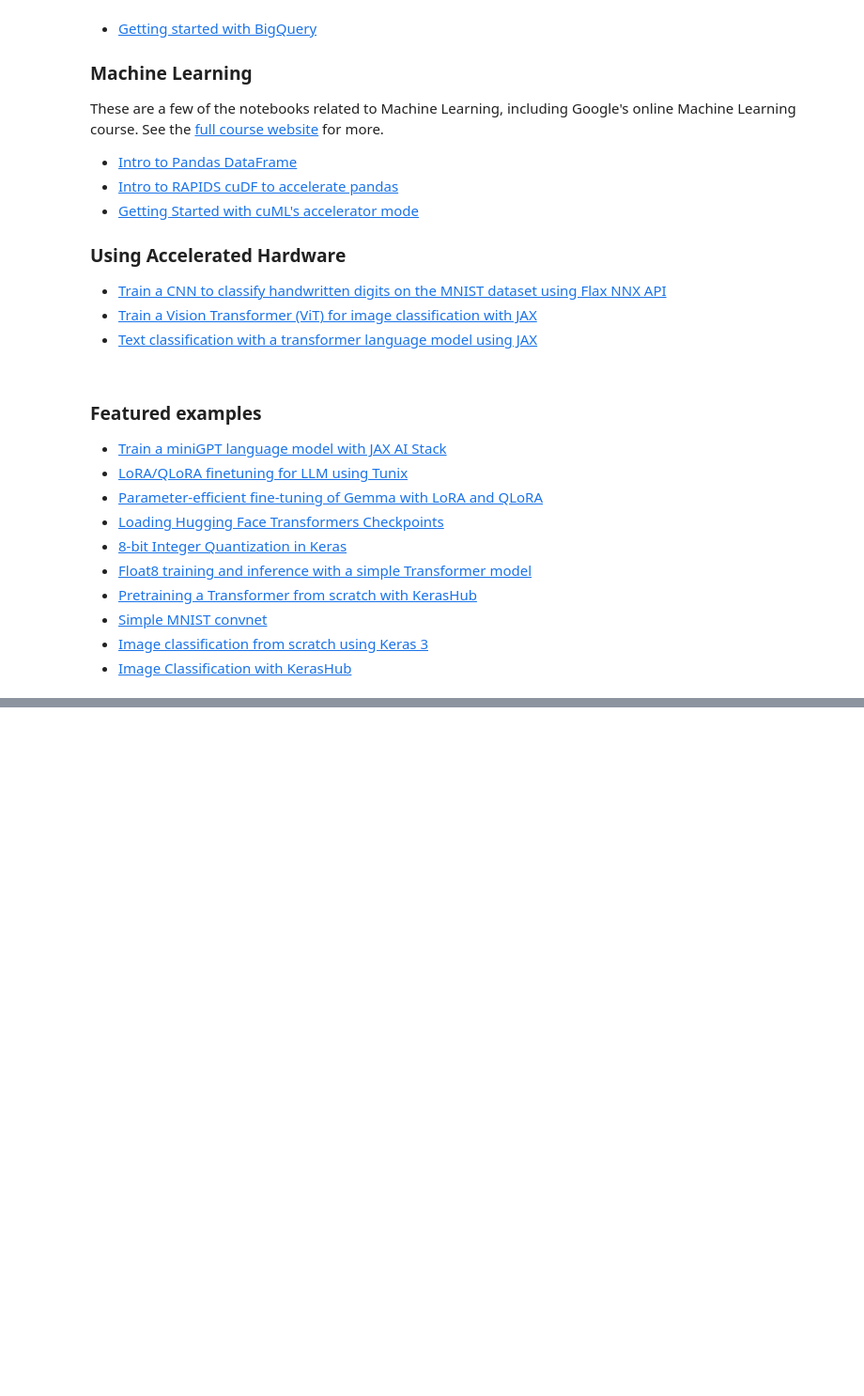
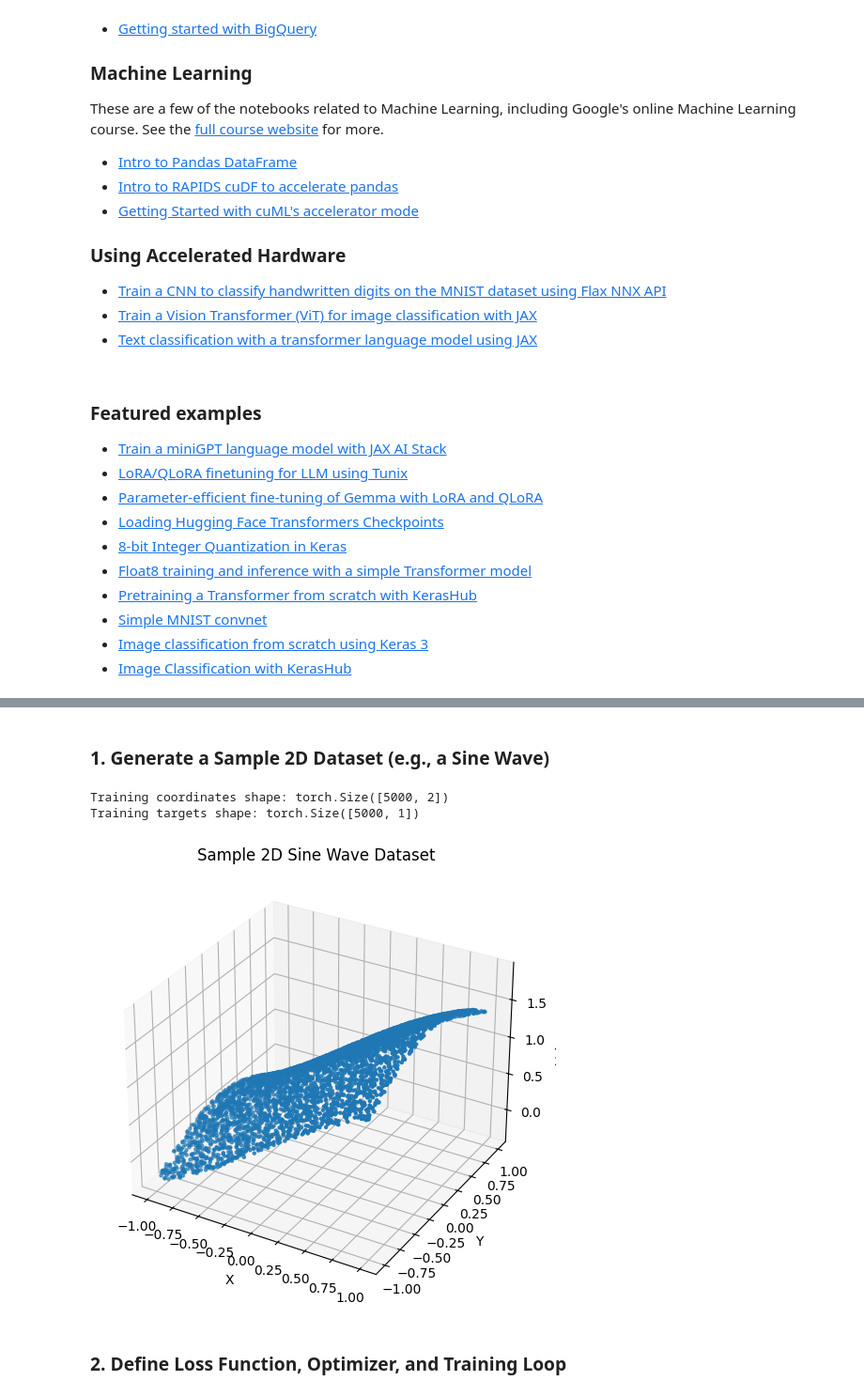
Before and after one commit to sungheetha-it/AppsAndTools, a Jupyter notebook: Welcome_To_Colab.ipynb, the cells around one changed output, grey strips where cells are left out. Shown at 94% size. Cells and saved outputs as stored; diff of their text form; code cells hidden in the pictures; blank space fills up the shorter version.

```diff
--- a/Welcome_To_Colab.ipynb
+++ b/Welcome_To_Colab.ipynb
@@ -47,16 +15,0 @@ We'll create a synthetic dataset with `num_features` biomaterial descriptors and
-# %%
-# Generate Synthetic Data
-np.random.seed(42)
-num_samples = 1000
-num_features = 50
-embedding_dim = 16 # Dimensionality of the learned embedding
-
-# Biomaterial features (e.g., molecular descriptors)
-X = np.random.rand(num_samples, num_features)
-
-# Target property (e.g., tensile strength, biocompatibility score)
-# Make the target dependent on a few features (first 5) and some noise
-y = 2 * X[:, 0] + 3 * X[:, 1] - 1.5 * X[:, 2] + 0.5 * X[:, 3] + np.random.randn(num_samples) * 0.5
-
-print(f"Generated X shape: {X.shape}")
-print(f"Generated y shape: {y.shape}")
@@ -439,0 +274,44 @@ These are a few of the notebooks related to Machine Learning, including Google's
+# %% [markdown]
+### 1. Generate a Sample 2D Dataset (e.g., a Sine Wave)
+# %%
+import numpy as np
+import matplotlib.pyplot as plt
+
+# Function to generate a 2D sine wave dataset
+def generate_2d_sine_wave(num_samples=1000):
+    # Generate random x, y coordinates between -1 and 1
+    x = torch.rand(num_samples, 1) * 2 - 1
+    y = torch.rand(num_samples, 1) * 2 - 1
+
+    # Combine into a single coordinate tensor
+    coords = torch.cat([x, y], dim=1)
+
+    # Calculate the target value using a 2D sine wave function
+    target = torch.sin(coords[:, 0]) + torch.cos(coords[:, 1])
+
+    # Reshape target to be (num_samples, 1)
+    target = target.unsqueeze(1)
+
+    return coords, target
+
+# Generate the dataset
+train_coords, train_targets = generate_2d_sine_wave(num_samples=5000)
+
+print(f"Training coordinates shape: {train_coords.shape}")
+print(f"Training targets shape: {train_targets.shape}")
+
+# Visualize a small subset of the generated data
+fig = plt.figure(figsize=(8, 6))
+ax = fig.add_subplot(111, projection='3d')
+ax.scatter(train_coords[:, 0].numpy(), train_coords[:, 1].numpy(), train_targets[:, 0].numpy(), cmap='viridis', s=5)
+ax.set_xlabel('X')
+ax.set_ylabel('Y')
+ax.set_zlabel('Value')
+ax.set_title('Sample 2D Sine Wave Dataset')
+plt.show()
+# %% [output]
+Training coordinates shape: torch.Size([5000, 2])
+Training targets shape: torch.Size([5000, 1])
+[figure, added]
+# %% [markdown]
+### 2. Define Loss Function, Optimizer, and Training Loop
```
Also changed, not shown: parts of 22 cells of this notebook.
